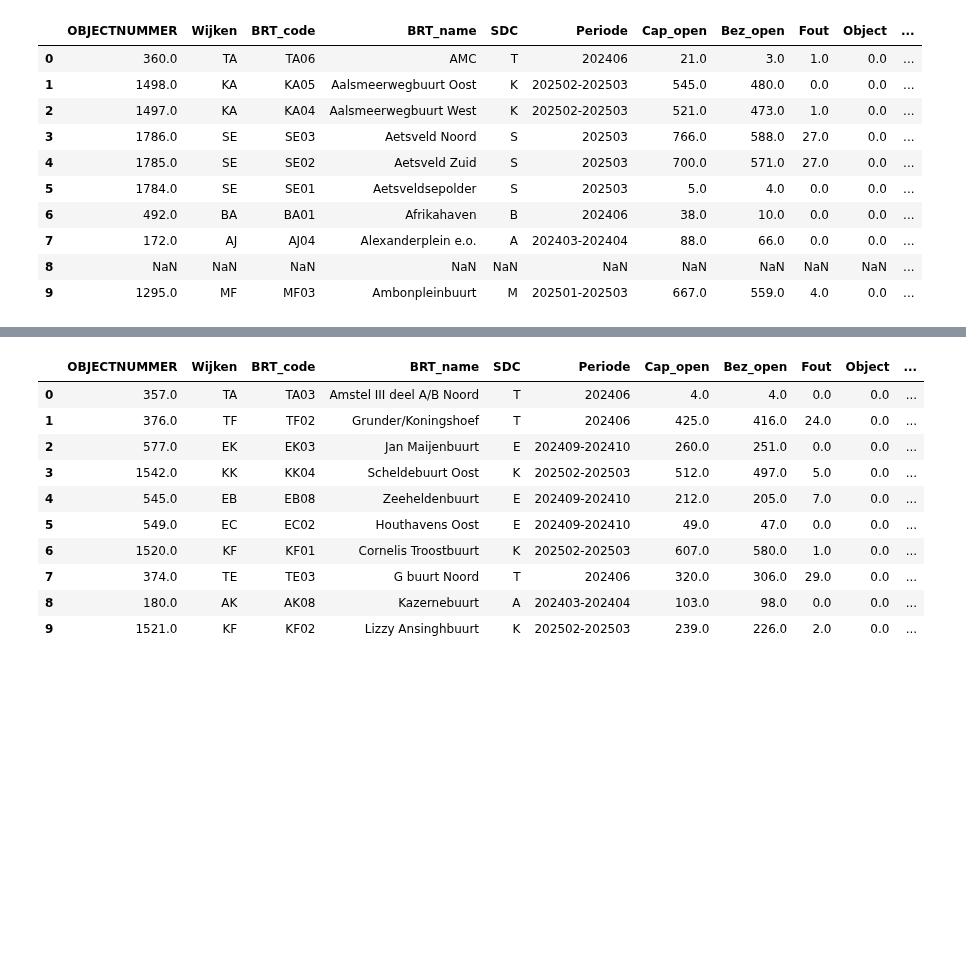
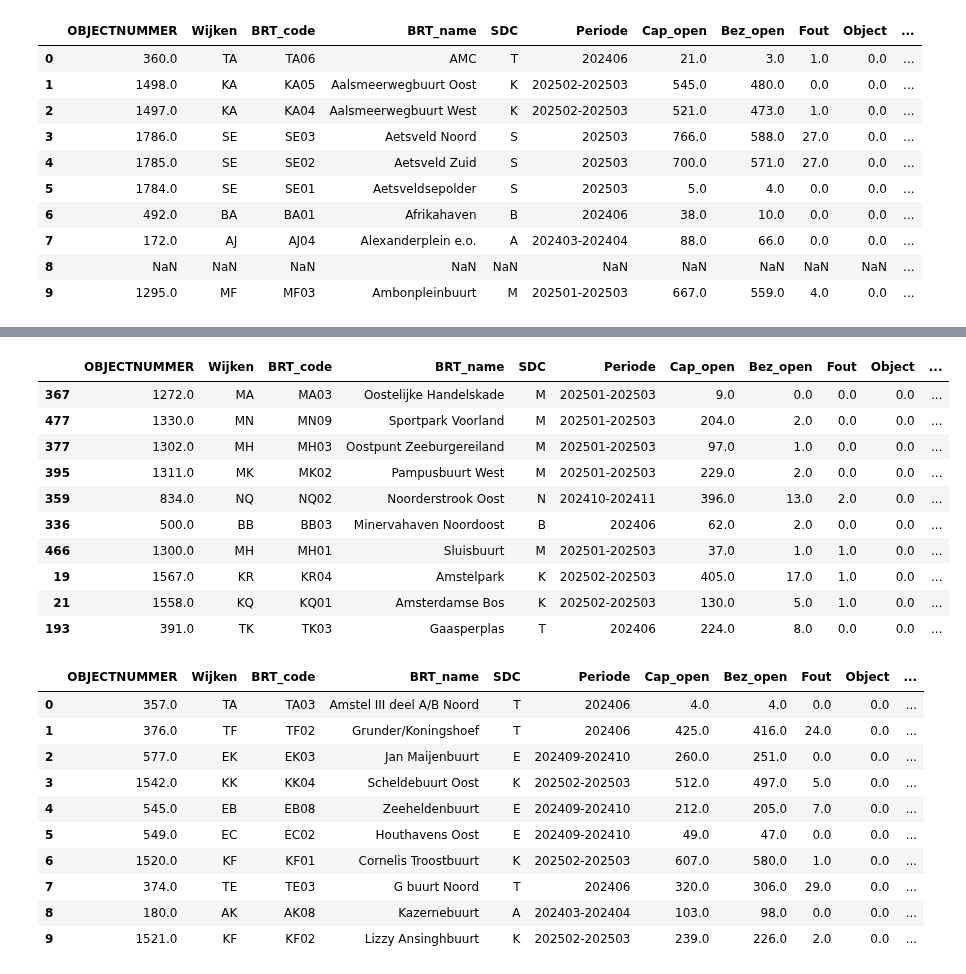
Before and after one commit to bram-villanueva/paper_project, a Jupyter notebook: park_prs_and_green.ipynb, the cells around one changed output, grey strips where cells are left out. Drawn from its saved outputs; the diff is of its cells as text; code cells hidden in the pictures; blank space fills up the shorter version.

```diff
--- a/park_prs_and_green.ipynb
+++ b/park_prs_and_green.ipynb
@@ -230,3 +245,18 @@ gpdf03mf.head(10)
+# %%
+gpdf03mf_d = gpdf03mf.sort_values(by=["Netto_PKD", "perc_publc_space"], ascending=[True, False])
+gpdf03mf_d.head(10)
+# %% [output]
+|  | OBJECTNUMMER | Wijken | BRT_code | BRT_name | SDC | Periode | Cap_open | Bez_open | Fout | Object | ... |
+| 367 | 1272.0 | MA | MA03 | Oostelijke Handelskade | M | 202501-202503 | 9.0 | 0.0 | 0.0 | 0.0 | ... |
+| 477 | 1330.0 | MN | MN09 | Sportpark Voorland | M | 202501-202503 | 204.0 | 2.0 | 0.0 | 0.0 | ... |
+| 377 | 1302.0 | MH | MH03 | Oostpunt Zeeburgereiland | M | 202501-202503 | 97.0 | 1.0 | 0.0 | 0.0 | ... |
+| 395 | 1311.0 | MK | MK02 | Pampusbuurt West | M | 202501-202503 | 229.0 | 2.0 | 0.0 | 0.0 | ... |
+| 359 | 834.0 | NQ | NQ02 | Noorderstrook Oost | N | 202410-202411 | 396.0 | 13.0 | 2.0 | 0.0 | ... |
+| 336 | 500.0 | BB | BB03 | Minervahaven Noordoost | B | 202406 | 62.0 | 2.0 | 0.0 | 0.0 | ... |
+| 466 | 1300.0 | MH | MH01 | Sluisbuurt | M | 202501-202503 | 37.0 | 1.0 | 1.0 | 0.0 | ... |
+| 19 | 1567.0 | KR | KR04 | Amstelpark | K | 202502-202503 | 405.0 | 17.0 | 1.0 | 0.0 | ... |
+| 21 | 1558.0 | KQ | KQ01 | Amsterdamse Bos | K | 202502-202503 | 130.0 | 5.0 | 1.0 | 0.0 | ... |
+| 193 | 391.0 | TK | TK03 | Gaasperplas | T | 202406 | 224.0 | 8.0 | 0.0 | 0.0 | ... |
 # %%
 #merging both databases as outer, to keep the non matched items
 gpdf03mp = pd.merge(gpdf01_2, gpdf02g_1, left_on="BRT_name", right_on="ngbhd_name", how="inner")
```
Also changed, not shown: parts of 3 cells of this notebook.
